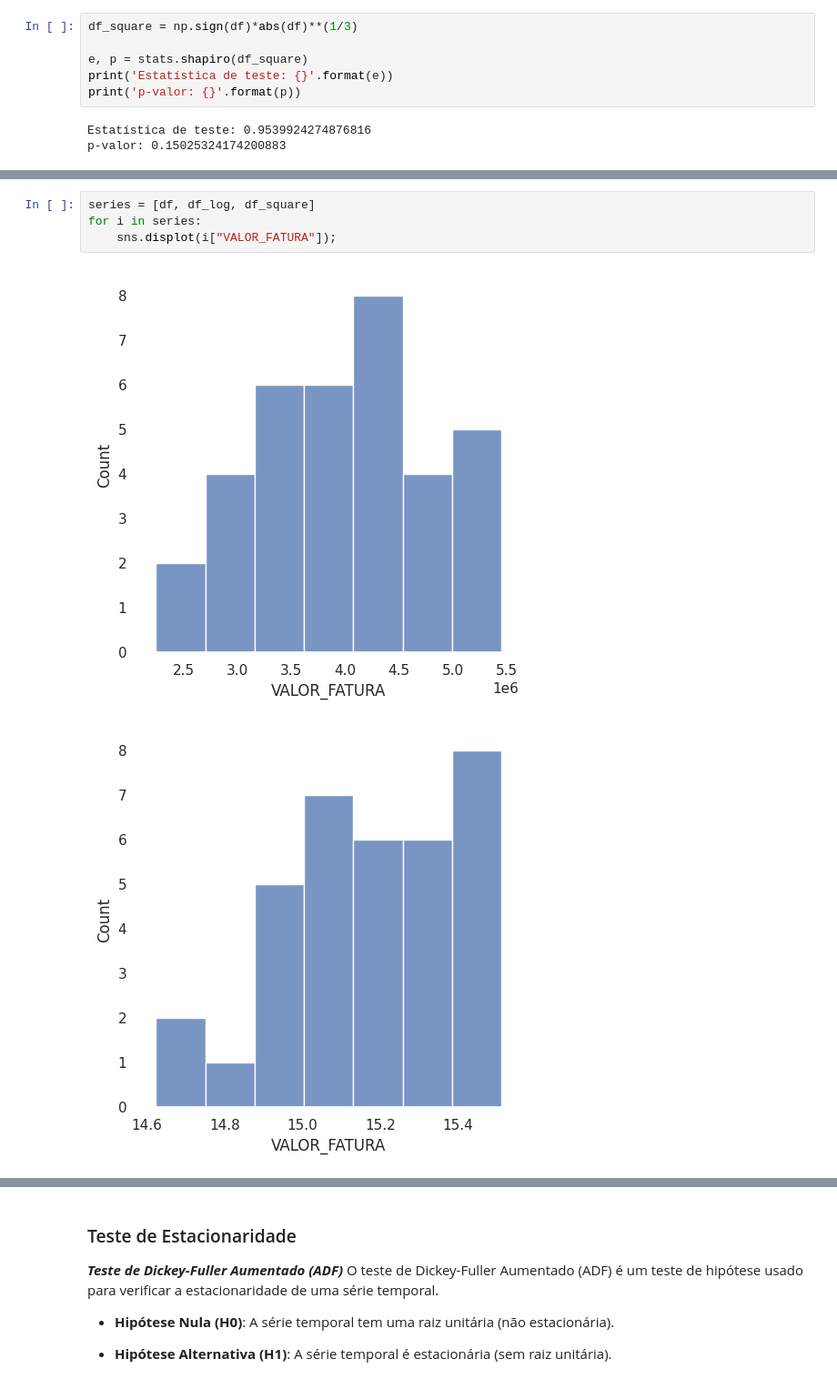
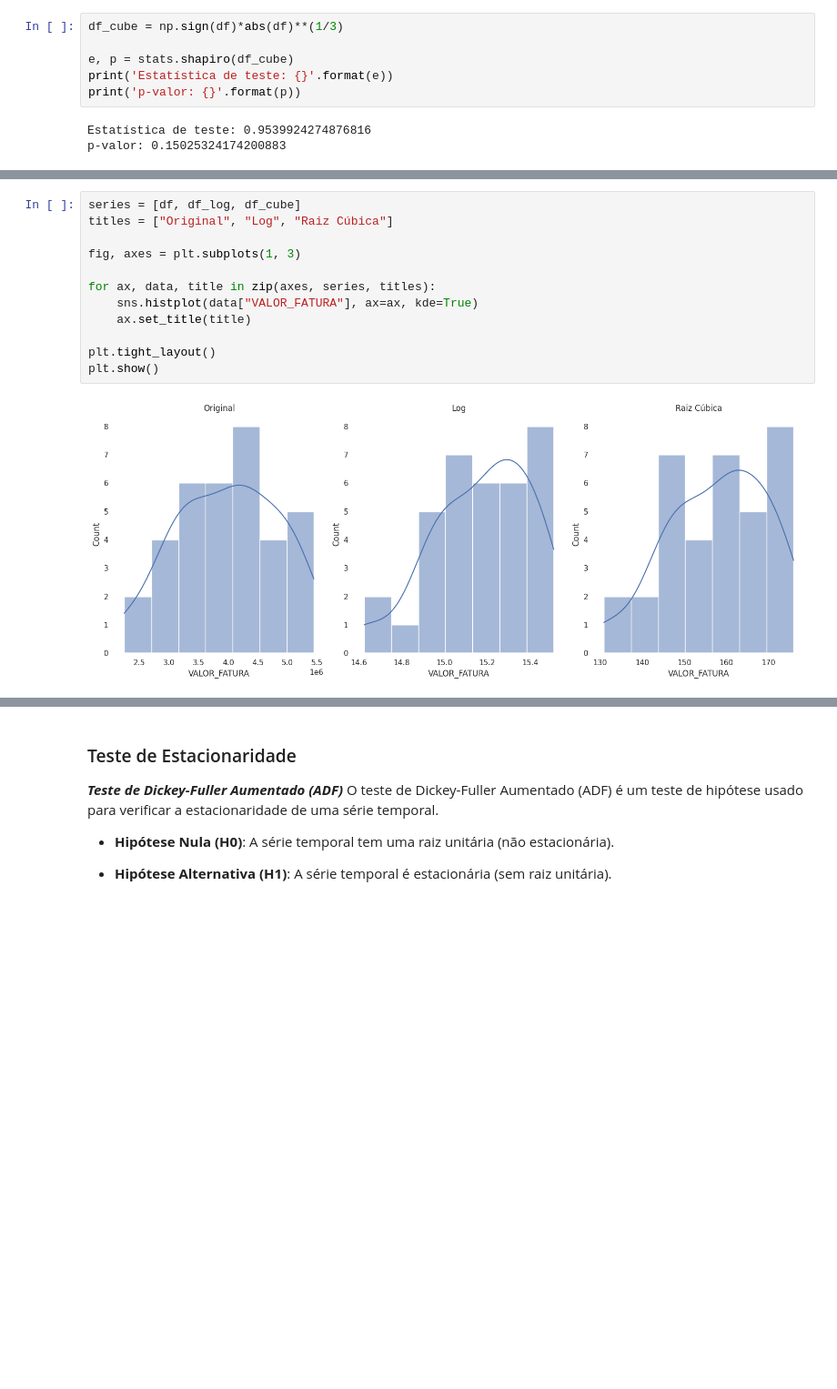
Before and after one commit to redsonlopez/forecast_water, a Jupyter notebook: notebooks/models/forecast_water.ipynb, the cells around one changed output, grey strips where cells are left out. Shown at 91% size. Cells and saved outputs as stored; diff of their text form; blank space fills up the shorter version.

```diff
--- a/notebooks/models/forecast_water.ipynb
+++ b/notebooks/models/forecast_water.ipynb
@@ -107,9 +95,9 @@ p-valor: 0.07394581409790711
 
 Transformação muito utilizada quando a série possui dados com valor zero ou negativos
 # %%
-df_square = np.sign(df)*abs(df)**(1/3)
+df_cube = np.sign(df)*abs(df)**(1/3)
 
-e, p = stats.shapiro(df_square)
+e, p = stats.shapiro(df_cube)
 print('Estatística de teste: {}'.format(e))
 print('p-valor: {}'.format(p))
 # %% [output]
@@ -120,7 +108,14 @@ p-valor: 0.15025324174200883
 # %%
-series = [df, df_log, df_square]
-for i in series:
-    sns.displot(i["VALOR_FATURA"]);
+series = [df, df_log, df_cube]
+titles = ["Original", "Log", "Raiz Cúbica"]
+
+fig, axes = plt.subplots(1, 3)
+
+for ax, data, title in zip(axes, series, titles):
+    sns.histplot(data["VALOR_FATURA"], ax=ax, kde=True)
+    ax.set_title(title)
+
+plt.tight_layout()
+plt.show()
 # %% [output]
-[figure, old version]
+[figure, new version]
-[figure, removed]
```
Also changed, not shown: parts of 31 cells of this notebook.
